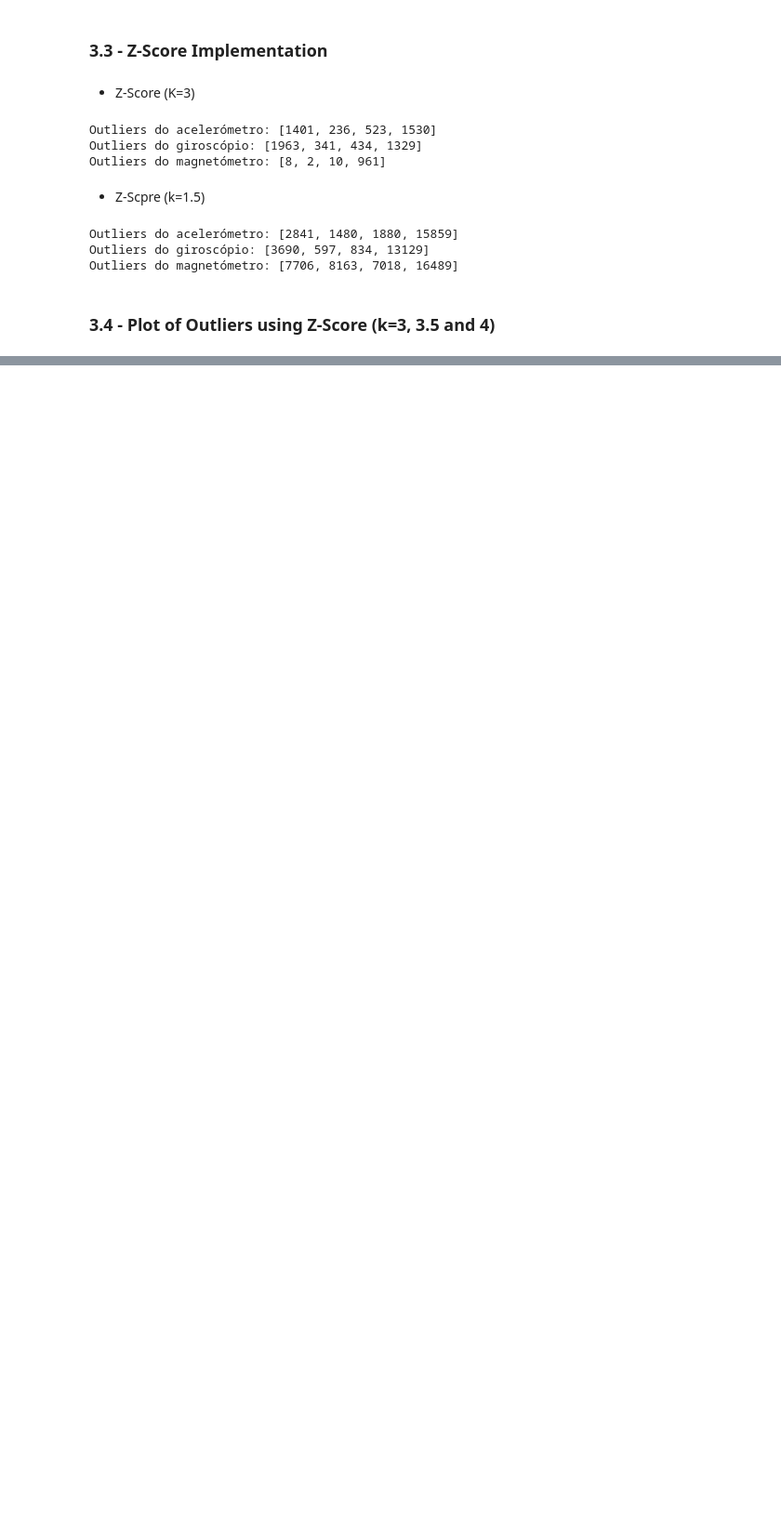
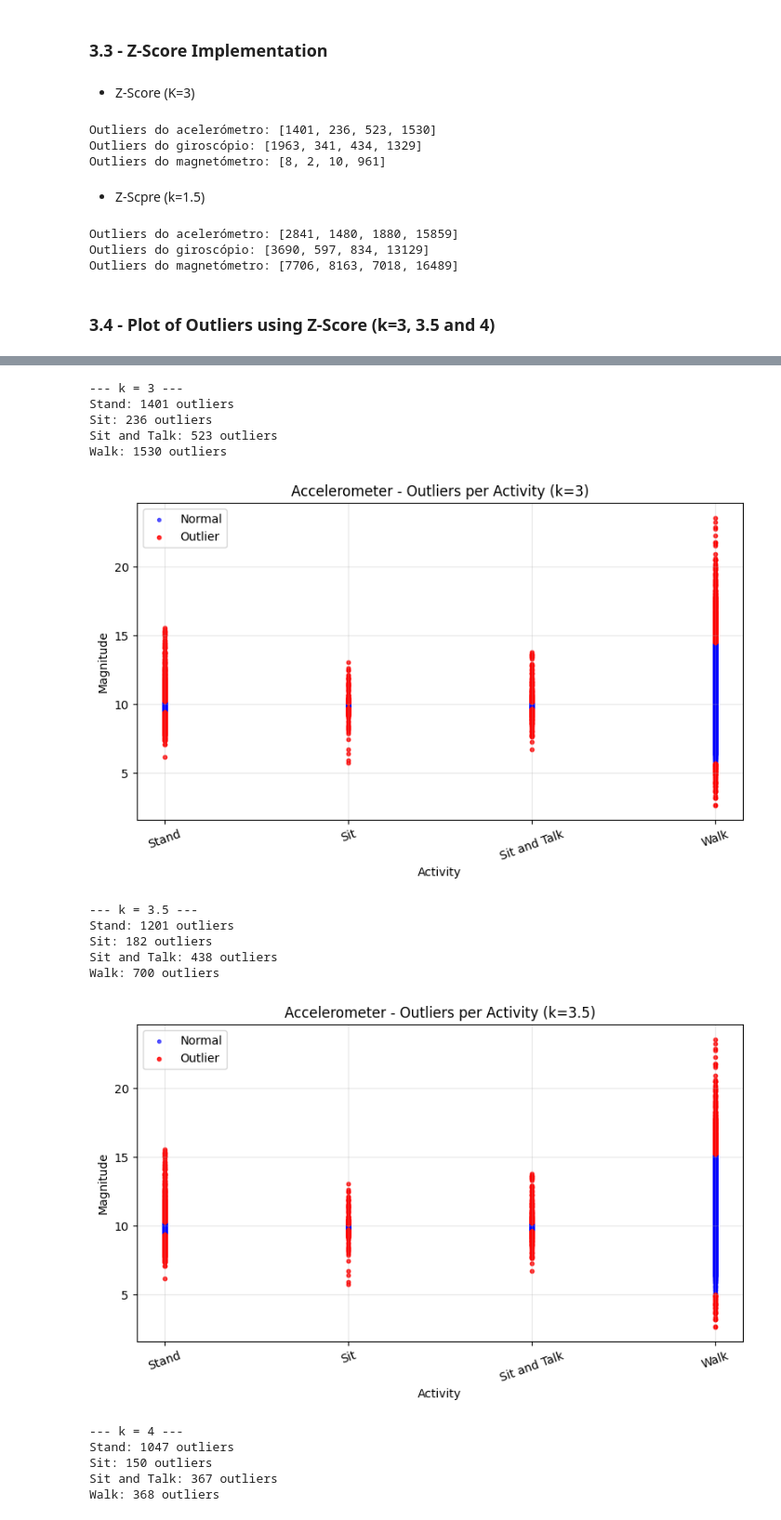
Before and after one commit to MiguelAnt17/detection_of_humans_activities, a Jupyter notebook: MiguelAntonio_2022237621.ipynb, the cells around one changed output, grey strips where cells are left out. Shown at 93% size. Drawn from its saved outputs; the diff is of its cells as text; code cells hidden in the pictures; blank space fills up the shorter version.

Commit message:
Z-SCORE Implementation + Plots

```diff
--- a/MiguelAntonio_2022237621.ipynb
+++ b/MiguelAntonio_2022237621.ipynb
@@ -443,25 +432,54 @@ def magnitude(sensor_data_xyz):
 # %%
-def outliers_per_activity(sensor_name, magnitudes, z_scores, k, activity_names=None):
-    num_atividades = len(magnitudes)
+k_values = [3, 3.5, 4]
+activity_names = ['Stand', 'Sit', 'Sit and Talk', 'Walk']
 
-    for i in range(num_atividades):
-        values = magnitudes[i]
-        z = z_scores[i]
-        indexs = np.arange(len(values))
+for k in k_values:
+    outlier_counts = []
+    for i, valores in enumerate(accelerometer_activity_sorted):
+        z = np.array(z_acc[i])
+        count = np.sum(np.abs(z) > k)
+        outlier_counts.append(count)
 
+    print(f"\n--- k = {k} ---")
+    for name, count in zip(activity_names, outlier_counts):
+        print(f"{name}: {count} outliers")
+
+    plt.figure(figsize=(8, 5))
+    plt.title(f"Accelerometer - Outliers per Activity (k={k})")
+    plt.xlabel("Activity")
+    plt.ylabel("Magnitude")
+
+    for i, valores in enumerate(accelerometer_activity_sorted):
+        z = np.array(z_acc[i])
+        vals = np.array(valores)
         outlier_mask = np.abs(z) > k
+        x_pos = np.ones_like(vals) * i
 
-        plt.figure(figsize=(8, 4))
-        plt.scatter(indexs[~outlier_mask], np.array(values)[~outlier_mask],
-                    color='blue', s=10, label='Normal')
-        plt.scatter(indexs[outlier_mask], np.array(values)[outlier_mask],
-                    color='red', s=15, label='Outlier')
+        plt.scatter(x_pos[~outlier_mask], vals[~outlier_mask],
+                    color='blue', s=8, alpha=0.6, label='Normal' if i == 0 else "")
+        plt.scatter(x_pos[outlier_mask], vals[outlier_mask],
+                    color='red', s=10, alpha=0.8, label='Outlier' if i == 0 else "")
 
-        title = f"{sensor_name} - {activity_names[i] if activity_names else f'Activity {i+1}'} (k={k})"
-        plt.title(title)
-        plt.xlabel("Sample")
-        plt.ylabel("Magnitude")
-        plt.legend()
-        plt.grid(alpha=0.3)
-        plt.tight_layout()
-        plt.show()
+    plt.xticks(range(len(accelerometer_activity_sorted)), activity_names, rotation=20)
+    plt.legend()
+    plt.grid(alpha=0.3)
+    plt.tight_layout()
+    plt.show()
+# %% [output]
+--- k = 3 ---
+Stand: 1401 outliers
+Sit: 236 outliers
+Sit and Talk: 523 outliers
+Walk: 1530 outliers
+[figure, added]
+--- k = 3.5 ---
+Stand: 1201 outliers
+Sit: 182 outliers
+Sit and Talk: 438 outliers
+Walk: 700 outliers
+[figure, added]
+--- k = 4 ---
+Stand: 1047 outliers
+Sit: 150 outliers
+Sit and Talk: 367 outliers
+Walk: 368 outliers
```
Also changed, not shown: parts of 8 cells of this notebook.
